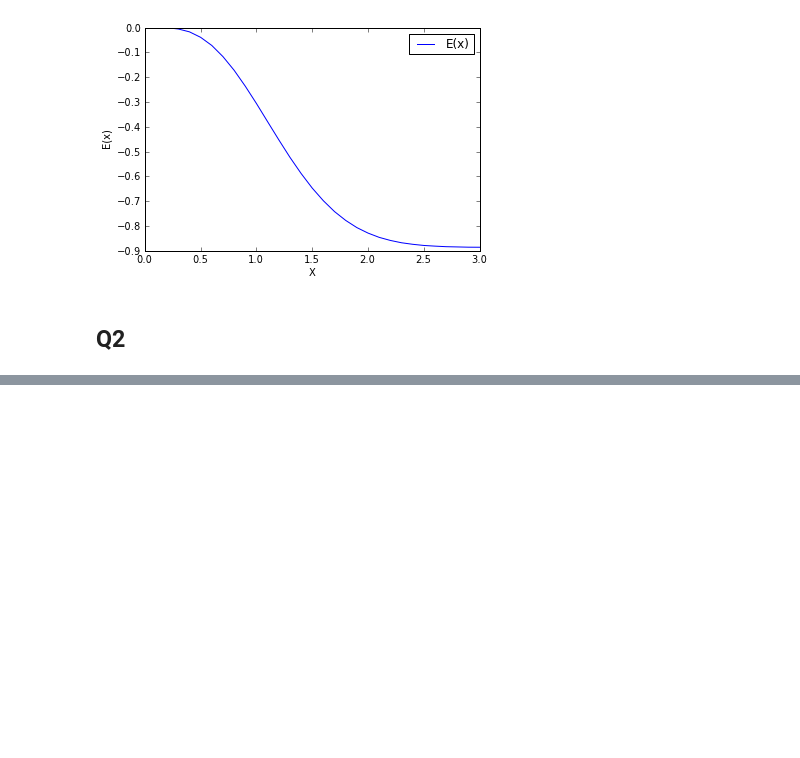
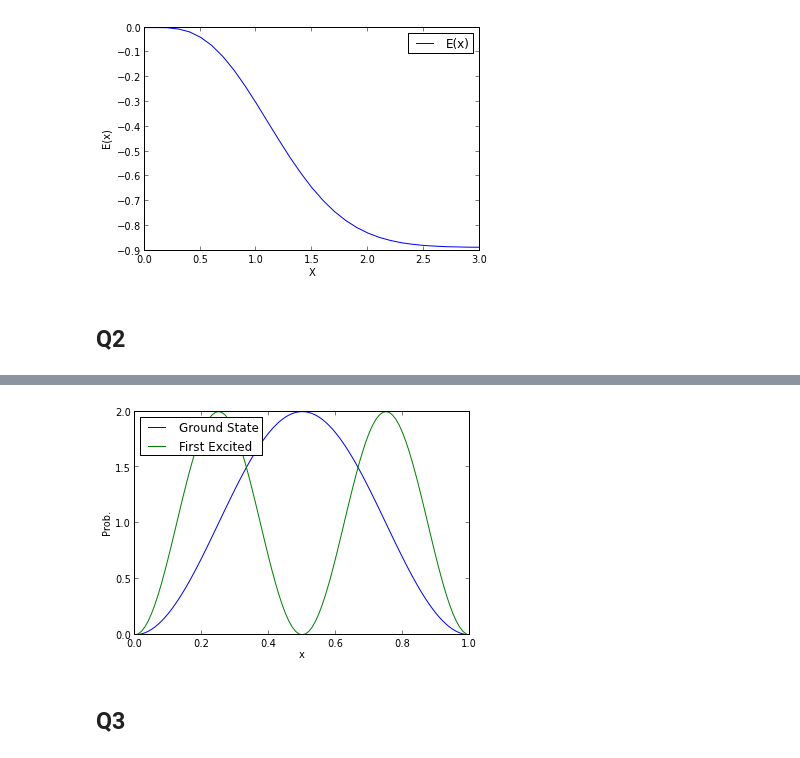
Before and after one commit to jeziegle/PHYS202-S13, a Jupyter notebook: Week5/NumericalIntegExercise4.ipynb, the cells around one changed output, grey strips where cells are left out. Cells and saved outputs as stored; diff of their text form; code cells hidden in the pictures; blank space fills up the shorter version.

```diff
--- a/Week5/NumericalIntegExercise4.ipynb
+++ b/Week5/NumericalIntegExercise4.ipynb
@@ -19,3 +27,24 @@ show()
 # %% [markdown]
 Q2
 -
+# %%
+n = 1.
+L = 1.
+k = n * pi/L
+f = lambda x: 2./L* sin(n * pi/L * x)**2.
+
+import scipy.integrate as integ
+x = arange(0, L, .01)
+#Calibrate Trapz by looking for a total probability of 1
+print "Trapz Calib.: ",integ.trapz(f(x), x)
+
+#100 bins gave an accuracy of 6 decimal places
+x1 = linspace(L/3, L/2, 100)
+print "Ground State"
+print "Trapz: ",integ.trapz(f(x1), x1)
+print "Quad: ",integ.quad(f, L/3, L/2)
+print ""
+n = 2
+print "First Excited State"
+print "Trapz: ",integ.trapz(f(x1), x1)
+print "Quad: ",integ.quad(f, L/3, L/2)
@@ -21,0 +60,14 @@ Q2
+# %%
+n = 1
+plot(x, f(x), label = "Ground State")
+n = 2
+plot(x, f(x), label = "First Excited")
+legend(loc = 'upper left')
+xlabel("x")
+ylabel("Prob.")
+show()
+# %% [output]
+[figure, added]
+# %% [markdown]
+Q3
+-
```
Also changed, not shown: parts of 9 cells of this notebook.
